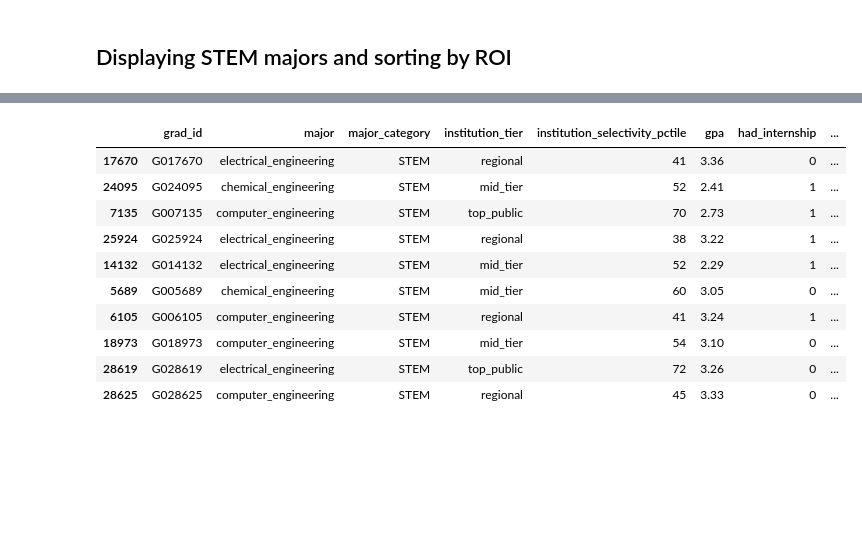
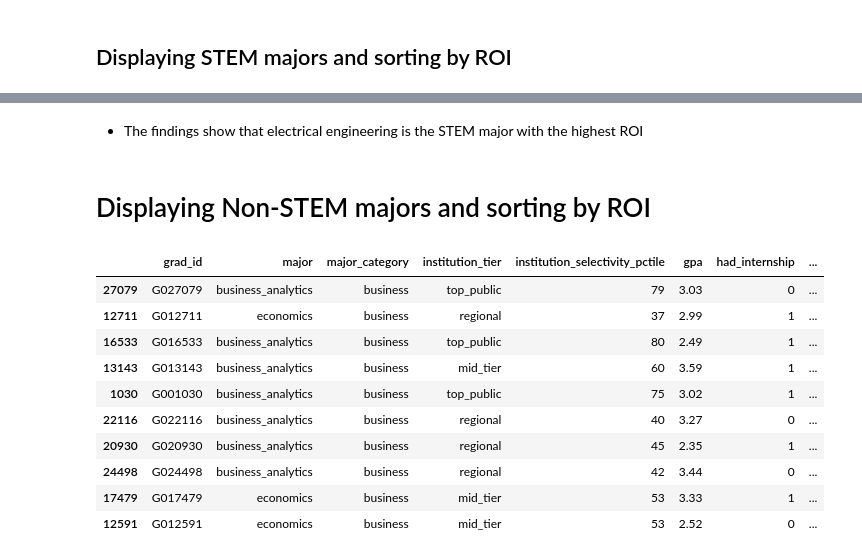
Before and after one commit to Adris3/college_major_roi_analysis, a Jupyter notebook: 01_STEM_vs_highest_earner.ipynb, the cells around one changed output, grey strips where cells are left out. Cells and saved outputs as stored; diff of their text form; code cells hidden in the pictures; blank space fills up the shorter version.

```diff
--- a/01_STEM_vs_highest_earner.ipynb
+++ b/01_STEM_vs_highest_earner.ipynb
@@ -35,18 +65,22 @@ df.head(20)
+# %% [markdown]
+- The findings show that electrical engineering is the STEM major with the highest ROI
+# %% [markdown]
+# Displaying Non-STEM majors and sorting by ROI
 # %%
-df['roi_pct'] = pd.to_numeric(df['roi_pct'])
+# df['roi_pct'] = pd.to_numeric(df['roi_pct'])
 
-stem_df = df[df['major_category'] == 'STEM'].sort_values(by='roi_pct', ascending=False)
+non_stem_df = df[df['major_category'] != 'STEM'].sort_values(by='roi_pct', ascending=False)
 
-stem_df.head(10)
+non_stem_df.head(10)
 # %% [output]
 |  | grad_id | major | major_category | institution_tier | institution_selectivity_pctile | gpa | had_internship | ... |
-| 17670 | G017670 | electrical_engineering | STEM | regional | 41 | 3.36 | 0 | ... |
-| 24095 | G024095 | chemical_engineering | STEM | mid_tier | 52 | 2.41 | 1 | ... |
-| 7135 | G007135 | computer_engineering | STEM | top_public | 70 | 2.73 | 1 | ... |
-| 25924 | G025924 | electrical_engineering | STEM | regional | 38 | 3.22 | 1 | ... |
-| 14132 | G014132 | electrical_engineering | STEM | mid_tier | 52 | 2.29 | 1 | ... |
-| 5689 | G005689 | chemical_engineering | STEM | mid_tier | 60 | 3.05 | 0 | ... |
-| 6105 | G006105 | computer_engineering | STEM | regional | 41 | 3.24 | 1 | ... |
-| 18973 | G018973 | computer_engineering | STEM | mid_tier | 54 | 3.10 | 0 | ... |
-| 28619 | G028619 | electrical_engineering | STEM | top_public | 72 | 3.26 | 0 | ... |
-| 28625 | G028625 | computer_engineering | STEM | regional | 45 | 3.33 | 0 | ... |
+| 27079 | G027079 | business_analytics | business | top_public | 79 | 3.03 | 0 | ... |
+| 12711 | G012711 | economics | business | regional | 37 | 2.99 | 1 | ... |
+| 16533 | G016533 | business_analytics | business | top_public | 80 | 2.49 | 1 | ... |
+| 13143 | G013143 | business_analytics | business | mid_tier | 60 | 3.59 | 1 | ... |
+| 1030 | G001030 | business_analytics | business | top_public | 75 | 3.02 | 1 | ... |
+| 22116 | G022116 | business_analytics | business | regional | 40 | 3.27 | 0 | ... |
+| 20930 | G020930 | business_analytics | business | regional | 45 | 2.35 | 1 | ... |
+| 24498 | G024498 | business_analytics | business | regional | 42 | 3.44 | 0 | ... |
+| 17479 | G017479 | economics | business | mid_tier | 53 | 3.33 | 1 | ... |
+| 12591 | G012591 | economics | business | mid_tier | 53 | 2.52 | 0 | ... |
```
Also changed, not shown: parts of 4 cells of this notebook, 1 other file.
